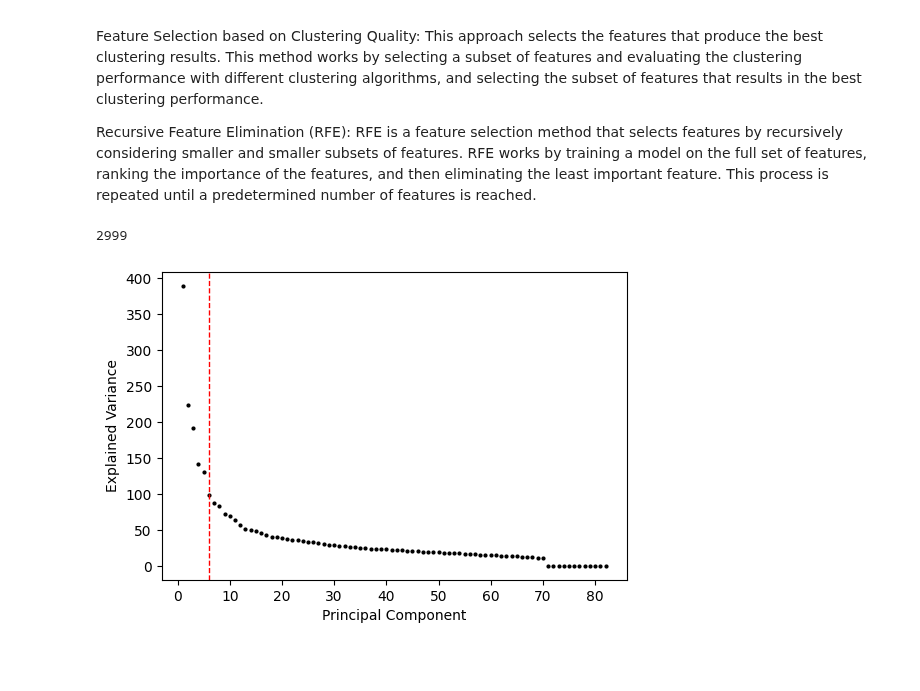
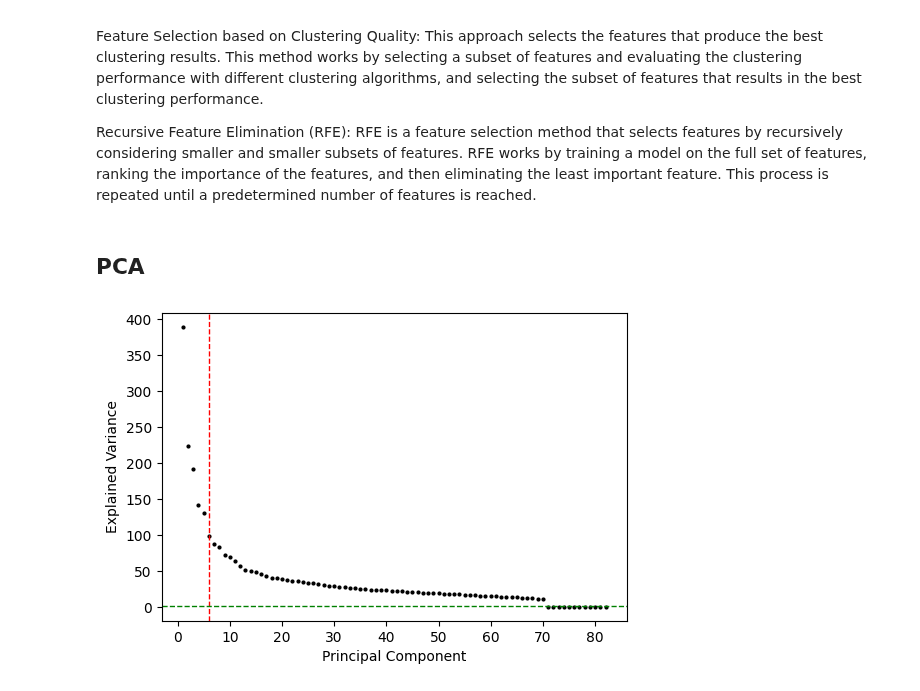
Before and after one commit to maximiliann97/Big-data-MVE441, a Jupyter notebook: Project3_clustering.ipynb, the cells around one changed output. Saved outputs shown, nothing was run; the diff lists cells and outputs as text; code cells hidden in the pictures; blank space fills up the shorter version.

Commit message:
Plotting-rätt

```diff
--- a/Project3_clustering.ipynb
+++ b/Project3_clustering.ipynb
@@ -54,6 +295,8 @@ Random Projections: Random projections is a technique that can be used to reduce
 Feature Selection based on Clustering Quality: This approach selects the features that produce the best clustering results. This method works by selecting a subset of features and evaluating the clustering performance with different clustering algorithms, and selecting the subset of features that results in the best clustering performance.
 
 Recursive Feature Elimination (RFE): RFE is a feature selection method that selects features by recursively considering smaller and smaller subsets of features. RFE works by training a model on the full set of features, ranking the importance of the features, and then eliminating the least important feature. This process is repeated until a predetermined number of features is reached.
+# %% [markdown]
+## PCA
 # %%
 from sklearn.preprocessing import StandardScaler
 from sklearn.decomposition import PCA
@@ -69,18 +312,16 @@ pca.explained_variance_;
 # To get the principal components, the `transform` method of the
 # PCA object can be used
 principal_components_pca = pca.transform(data_pp)
-print(data.shape[1])
-# %% [output]
-2999
 # %%
 import matplotlib.pyplot as plt
 fig = plt.figure(figsize=(6, 4))
 ax = fig.gca()
 
-ax.plot(np.arange(1, len(pca.explained_variance_) + 1), pca.explained_variance_, 'ok', markersize=2)
+ax.plot(np.arange(1, len(pca.components_) + 1), pca.explained_variance_, 'ok', markersize=2)
 ax.axvline(6, linestyle="dashed", color="red", linewidth=1)
+ax.axhline(1, linestyle="dashed", color="green", linewidth=1)
 
 ax.set_xlabel("Principal Component")
 ax.set_ylabel("Explained Variance");
 # %% [output]
-[figure, old version]
+[figure, new version]
```
Also changed, not shown: parts of 37 cells of this notebook.
